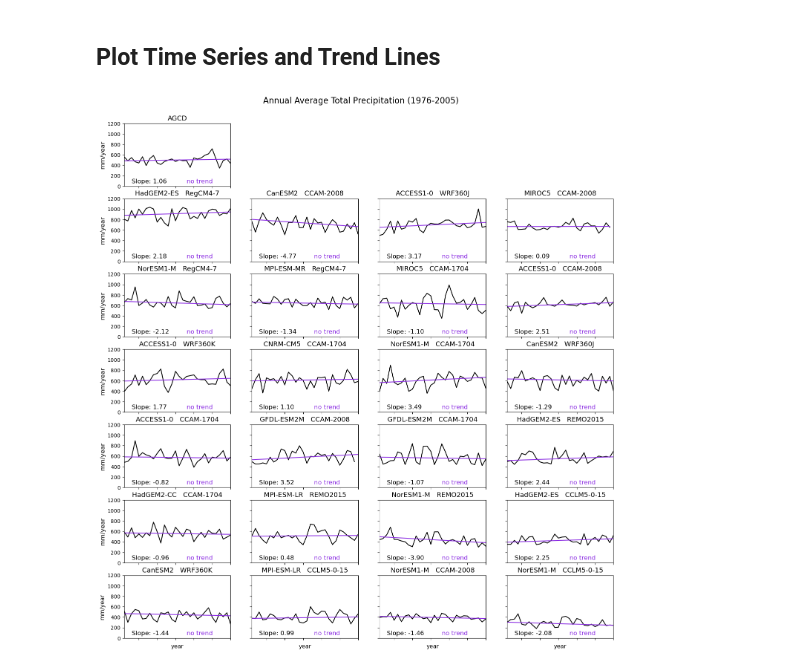
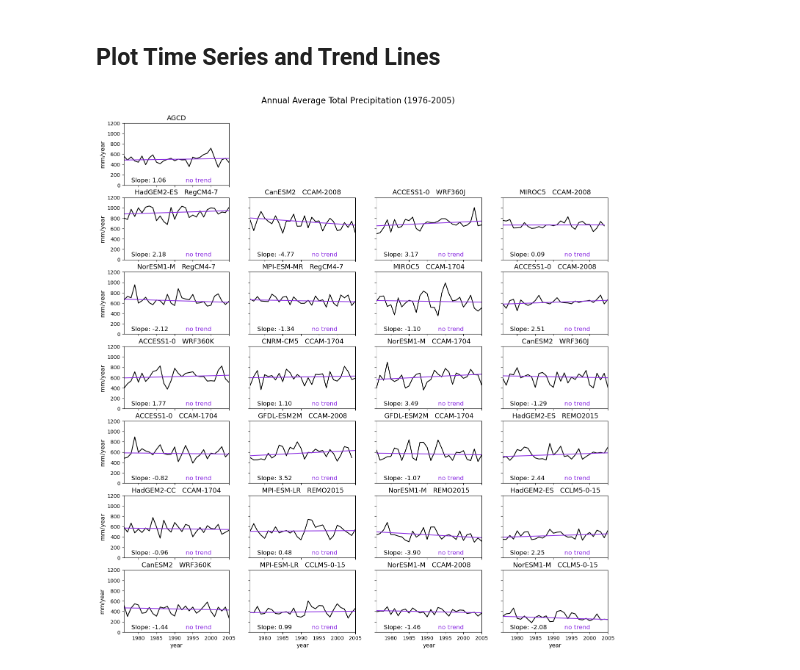
Before and after one commit to rni422/aus_precip_benchmarking, a Jupyter notebook: Fig5_direction_sig_trend_mk.ipynb, the cells around one changed output. Drawn from its saved outputs; the diff is of its cells as text; code cells hidden in the pictures.

```diff
--- a/Fig5_direction_sig_trend_mk.ipynb
+++ b/Fig5_direction_sig_trend_mk.ipynb
@@ -34,9 +34,11 @@ season_name = 'Annual'
 
 # Path to mask datasets
 mask_ds = xr.open_dataset('/g/data/w40/ri9247/CORDEX-Australasia/data/obs/AUS-44i_grid/no_indices/mask/AUS-44i_combined_quality_mask_no_oceans.nc')
+ipcc_mask_ds = None #xr.open_dataset('/g/data/w40/ri9247/CORDEX-Australasia/data/obs/AUS-44i_grid/no_indices/mask/AUS44i_IPCC_AUS_regions_mask.nc')
 
-# Extract combined quality mask over Australia
-mask = mask_ds.station_mask.sel(lat=lat_slice, lon=lon_slice)
+# Extract masks over Australia
+qc_mask = mask_ds.station_mask.sel(lat=lat_slice, lon=lon_slice)
+ipcc_mask = None #ipcc_mask_ds.mask
 # %% [markdown]
 ## Define Keywords for Data and Data Paths
 # %% [markdown]
@@ -90,7 +92,7 @@ model_paths
 ### Obs - AGCD
 # %%
 data_type = 'obs'
-obs_ts = get_annual_average(agcd_data_path, variable, time_slice, lat_slice, lon_slice, data_type, iscale, mask)
+obs_ts = get_annual_average(agcd_data_path, variable, time_slice, lat_slice, lon_slice, data_type, iscale, qc_mask)
 obs_ts_mk = mk.original_test(obs_ts)
 # %% [markdown]
 ### Models
@@ -109,7 +111,7 @@ model_ts_master_df = pd.DataFrame(columns=["theil-sen-slope", "dataset_name"])
 for i, row in model_paths.iterrows():
 
     # Get weighted spatial annual average for time series
-    model_ts = get_annual_average(row[2], variable, time_slice, lat_slice, lon_slice, data_type, iscale, mask)
+    model_ts = get_annual_average(row[2], variable, time_slice, lat_slice, lon_slice, data_type, iscale, qc_mask)
 
     # Calculate Mann Kendall Metrics based on time series
     model_mk_ts = mk.original_test(model_ts)
@@ -140,7 +142,7 @@ climatology_model_dict = {}
 
 # Loop through RCM simulations and calculate the model bias; store in a dictionary
 for i, row in model_paths.iterrows():
-    climatology_xr = get_climatology(row[2], variable, time_slice, lat_slice, lon_slice, data_type, season, iscale, mask)
+    climatology_xr = get_climatology(row[2], variable, time_slice, lat_slice, lon_slice, data_type, season, iscale, qc_mask)
     climatology_model_dict[f"{row[1]}   {row[0]}"] = climatology_xr
 
 # Option to print dictionary keys
@@ -223,33 +225,33 @@ for name, ax in axs.items():
 
 # Set axis ticks for only left and bottom figures
 for i, ax in enumerate(fig.axes):
     ax.set_xticklabels([])
     ax.set_yticklabels([])
     if i in y_label:
         ax.set_yticklabels([0,200,400,600,800,1000,1200])
         ax.set_ylabel("mm/year", fontsize=12)
     elif i in x_label:
-        #ax.set_xticklabels([1975, 1980, 1985, 1990, 1995, 2000, 2005])
+        ax.set_xticklabels([1975, 1980, 1985, 1990, 1995, 2000, 2005])
         ax.set_xlabel("year", fontsize=11)
     elif i in both_label:
         ax.set_yticklabels([0,200,400,600,800,1000,1200])
-        #ax.set_xticklabels([1975, 1980, 1985, 1990, 1995, 2000, 2005])
+        ax.set_xticklabels([1975, 1980, 1985, 1990, 1995, 2000, 2005])
         ax.set_xlabel("year", fontsize=11)
         ax.set_ylabel("mm/year", fontsize=11)
     else:
         continue
 
 axs['AGCD'].plot(obs_ts.year, obs_ts, color='black', linestyle='-')
 axs['AGCD'].plot(obs_ts.year, obs_ts_mk[7] * (obs_ts.year - 1976) + obs_ts_mk[8], color=get_trend_line_color(obs_ts_mk[0]), linestyle='-')
 axs['AGCD'].text(1978, 60, 'Slope: %.2f' % (obs_ts_mk[7]), fontsize=12, color='black')
 axs['AGCD'].text(1993, 60, f'{(obs_ts_mk[0])}', fontsize=12, color=get_trend_line_color(obs_ts_mk[0]))
 
 # Models
 for model_name in model_ann_ts_dict.keys():
     axs[model_name].plot(model_ann_ts_dict[model_name].year, model_ann_ts_dict[model_name], color='black', linestyle='-')
     axs[model_name].plot(model_ann_ts_dict[model_name].year, model_ts_mk_dict[model_name][7] * (model_ann_ts_dict[model_name].year - 1976) + model_ts_mk_dict[model_name][8],
                          color=get_trend_line_color(model_ts_mk_dict[model_name][0]), linestyle='-')
     axs[model_name].text(1978, 60, 'Slope: %.2f' % (model_ts_mk_dict[model_name][7]), fontsize=12, color='black')
     axs[model_name].text(1993, 60, f'{(model_ts_mk_dict[model_name][0])}', fontsize=12, color=get_trend_line_color(model_ts_mk_dict[model_name][0]))
 # %% [output]
-[figure, old version]
+[figure, new version]
```
Also changed, not shown: 4 other files.
